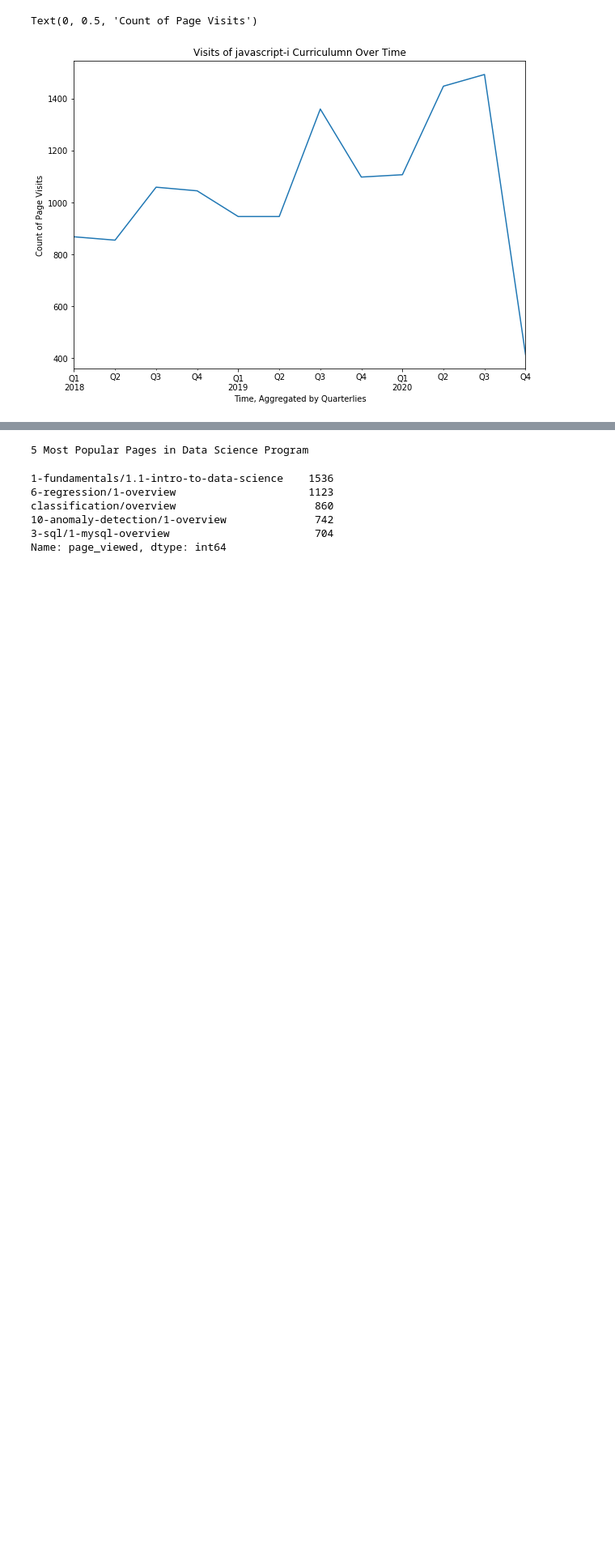
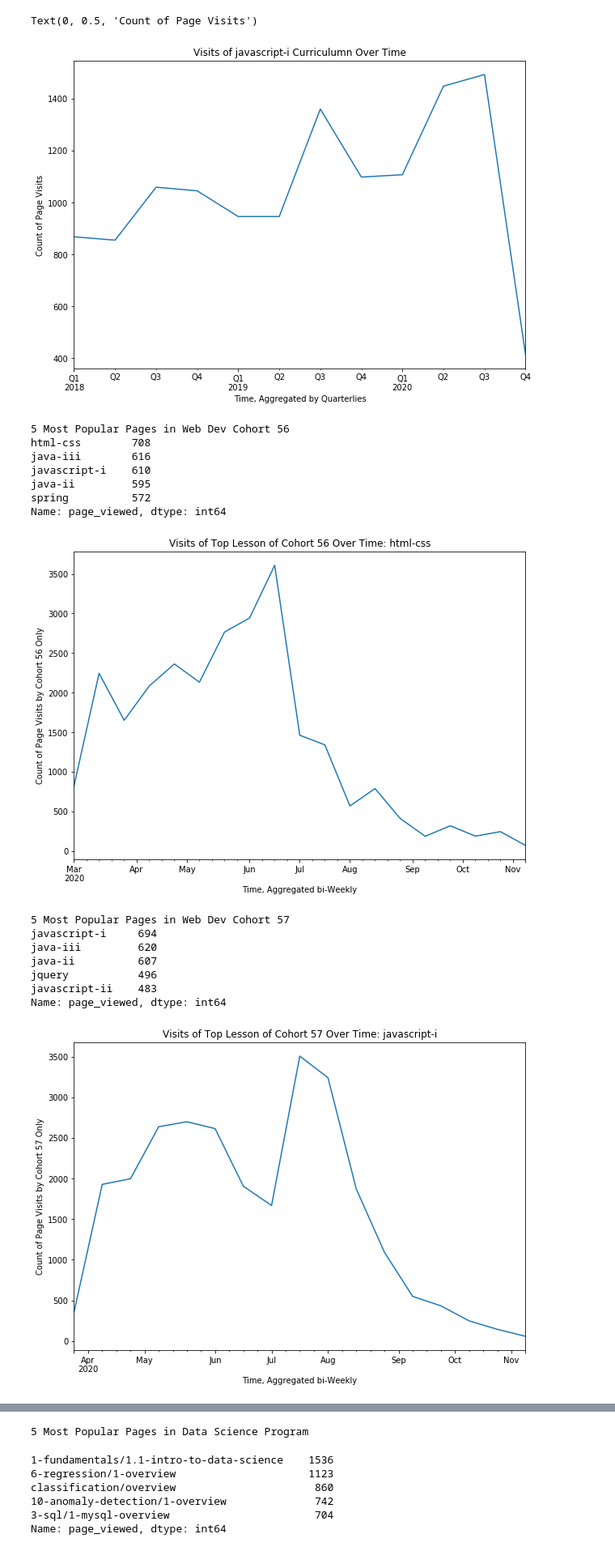
Before and after one commit to ThompsonBethany01/Analyzing-Web-Logs, a Jupyter notebook: Data_Analysis.ipynb, the cells around one changed output, grey strips where cells are left out. Shown at 81% size. Cells and saved outputs as stored; diff of their text form; code cells hidden in the pictures; blank space fills up the shorter version.

```diff
--- a/Data_Analysis.ipynb
+++ b/Data_Analysis.ipynb
@@ -155,3 +155,40 @@ plt.ylabel('Count of Page Visits')
 # %% [output]
 Text(0, 0.5, 'Count of Page Visits')
 [figure]
+# %%
+# looking at 3 recent cohorts
+WD_cohorts = [56,57,58]
+
+for x in WD_cohorts:
+
+    # top 5 overall pages
+    print('5 Most Popular Pages in Web Dev Cohort',x)
+    print(WD_df[WD_df.cohort_id == x].page_viewed.value_counts().head())
+    print('\n')
+
+    top_page = WD_df[WD_df.cohort_id == x].page_viewed.value_counts().head().idxmax()
+
+    plt.figure(figsize=(10,7))
+    WD_df[WD_df.cohort_id == x].page_viewed.resample('2W').count().plot()
+    plt.title(f'Visits of Top Lesson of Cohort {x} Over Time: {top_page}')
+    plt.xlabel('Time, Aggregated bi-Weekly')
+    plt.ylabel(f'Count of Page Visits by Cohort {x} Only')
+    plt.show()
+    print('\n\n')
+# %% [output]
+5 Most Popular Pages in Web Dev Cohort 56
+html-css        708
+java-iii        616
+javascript-i    610
+java-ii         595
+spring          572
+Name: page_viewed, dtype: int64
+[figure, added]
+5 Most Popular Pages in Web Dev Cohort 57
+javascript-i     694
+java-iii         620
+java-ii          607
+jquery           496
+javascript-ii    483
+Name: page_viewed, dtype: int64
+[figure, added]
```
Also changed, not shown: parts of 15 cells of this notebook.
